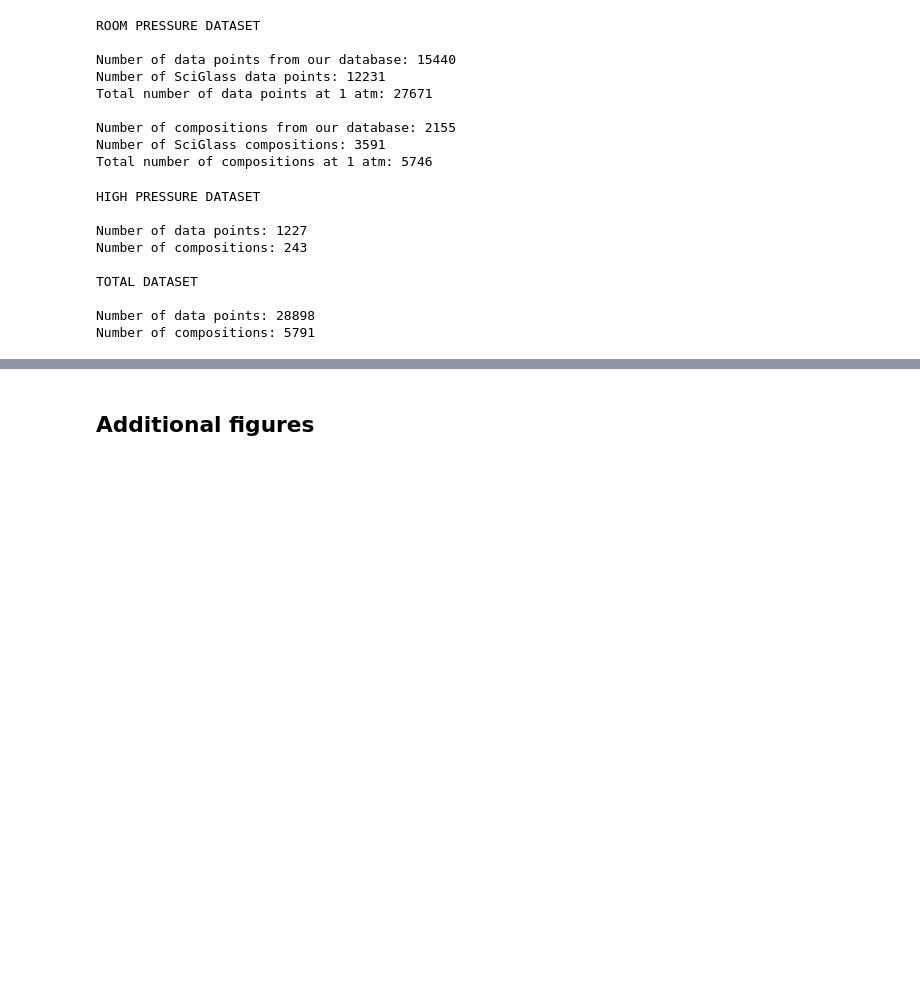
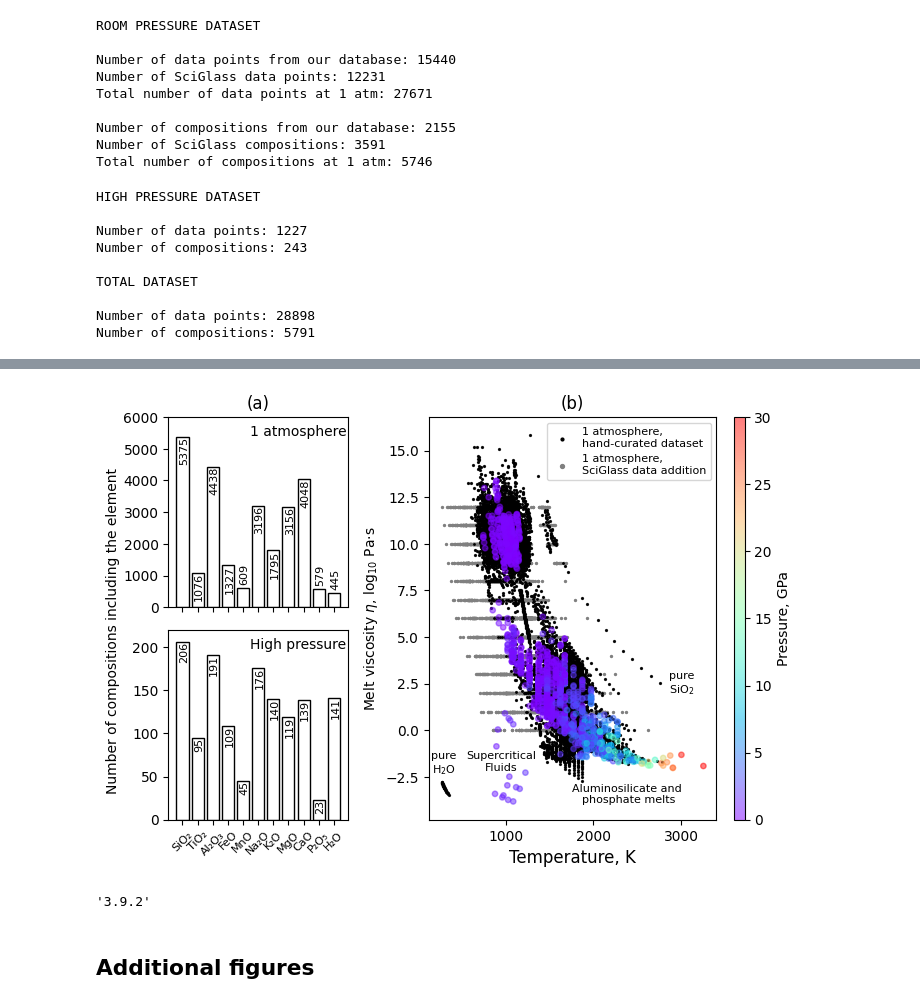
Before and after one commit to charlesll/gpvisc, a Jupyter notebook: code_paper_EPSL/3_data_presentation.ipynb, the cells around one changed output, grey strips where cells are left out. Saved outputs shown, nothing was run; the diff lists cells and outputs as text; code cells hidden in the pictures; blank space fills up the shorter version.

```diff
--- a/code_paper_EPSL/3_data_presentation.ipynb
+++ b/code_paper_EPSL/3_data_presentation.ipynb
@@ -145,3 +91,72 @@ plt.savefig('./figures/Figure1.pdf')
+# %%
+# Function to add values to barplots
+def add_value_label(x_list, y_list, offset=10, threshold=1000):
+    for i, value in enumerate(y_list, start=1):
+        if value > threshold:
+            plt.text(i+0.1, value, value, ha='center', va="top", fontsize=8, rotation=90)
+        else:
+            plt.text(i+0.1, value + offset, value, ha='center', va="bottom", fontsize=8, rotation=90)
+
+# Data
+class_number = [1, 2, 3, 4, 5, 6, 7, 8, 9, 10, 11]
+labels = ['SiO\u2082', 'TiO\u2082', 'Al\u2082O\u2083', 'FeO', 'MnO', 'Na\u2082O', 'K\u2082O', 'MgO', 'CaO', 'P\u2082O\u2085', 'H\u2082O']
+
+# Create figure with custom gridspec
+fig = plt.figure(figsize=(7, 5))
+gs = GridSpec(2, 2, width_ratios=[1, 2], height_ratios=[1, 1], figure=fig)
+
+# Barplot 1 - Database without P
+ax1 = fig.add_subplot(gs[0, 0])
+bars = ax1.bar(class_number, lplist, color='black', fill=False)
+add_value_label(class_number, lplist, offset=100, threshold=1000)
+ax1.set_ylim(0, 6000)
+ax1.annotate('1 atmosphere', (0.99, 0.9), xycoords="axes fraction", size=10, ha='right')
+ax1.set_title('(a)', size=12)
+
+# Barplot 2 - Database with P
+ax2 = fig.add_subplot(gs[1, 0], sharex=ax1)
+ax2.bar(class_number, hplist, color='black', fill=False)
+add_value_label(class_number, hplist, threshold=0)
+ax2.set_xticks(class_number, labels, rotation=45, fontsize=8)
+ax2.set_ylim(0, 220)
+ax2.annotate('High pressure', (0.99, 0.9), xycoords="axes fraction", size=10, ha='right')
+
+# make ax1 tick labels invisible
+ax1.tick_params('x', labelbottom=False)
+
+# Scatter plot - Viscosity vs Temperature
+ax3 = fig.add_subplot(gs[:, 1:])  # Span both rows
+pl1 = ax3.scatter(dataset_lp['T'], dataset_lp['viscosity'], color="grey", s=2)
+pl2 = ax3.scatter(our_lp['T'], our_lp['viscosity'], c='k', s=1)
+scatter = ax3.scatter(dataset_hp['T'], dataset_hp['viscosity'], cmap='rainbow', c=dataset_hp['P'], alpha=0.5, s=15)
+ax3.set_xlabel('Temperature, K', size=12)
+ax3.set_ylabel('Melt viscosity $\eta$, log$_{10}$ Pa$\cdot$s', size=10)
+cbar = fig.colorbar(scatter, ax=ax3, aspect=40)
+cbar.set_label('Pressure, GPa', size=10)
+cbar.set_ticks([0, 5, 10, 15, 20, 25, 30])
+cbar.set_ticklabels(['0', '5', '10', '15', '20', '25', '30'])
+ax3.legend([pl2, pl1],
+           ['1 atmosphere, \nhand-curated dataset', '1 atmosphere, \nSciGlass data addition'],
+           markerscale=2, fontsize=8)
+ax3.set_title('(b)', size=12)
+
+# Annotate scatter plot
+ax3.text(300, -2.3, 'pure\nH$_2$O', ha='center', fontsize=8)
+ax3.text(3000, 2.0, 'pure\nSiO$_2$', ha='center', fontsize=8)
+ax3.text(2400, -3.9, 'Aluminosilicate and \nphosphate melts', ha='center', fontsize=8)
+ax3.text(950, -2.15, 'Supercritical\nFluids', ha='center', fontsize=8)
+
+fig.text(-0.005, 0.5, 'Number of compositions including the element', rotation='vertical', va="center", fontsize=10)
+plt.tight_layout(pad=1.0) # Adjust layout
+
+plt.savefig('./figures/Figure_1.pdf', bbox_inches='tight')
+# %% [output]
+[figure, added]
+# %%
+import matplotlib
+matplotlib.__version__
+# %% [output]
+'3.9.2'
 # %% [markdown]
 ## Additional figures
 # %%
```
Also changed, not shown: parts of 4 cells of this notebook, 14 other files.
